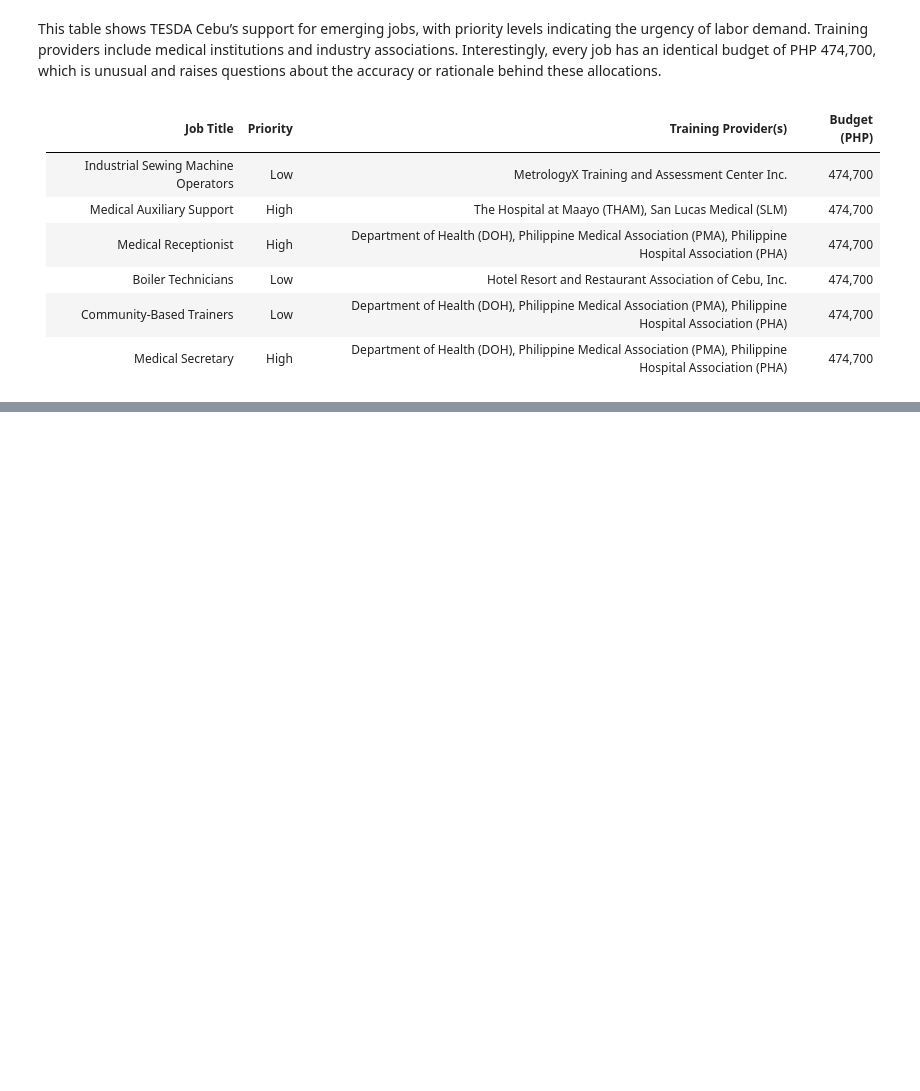
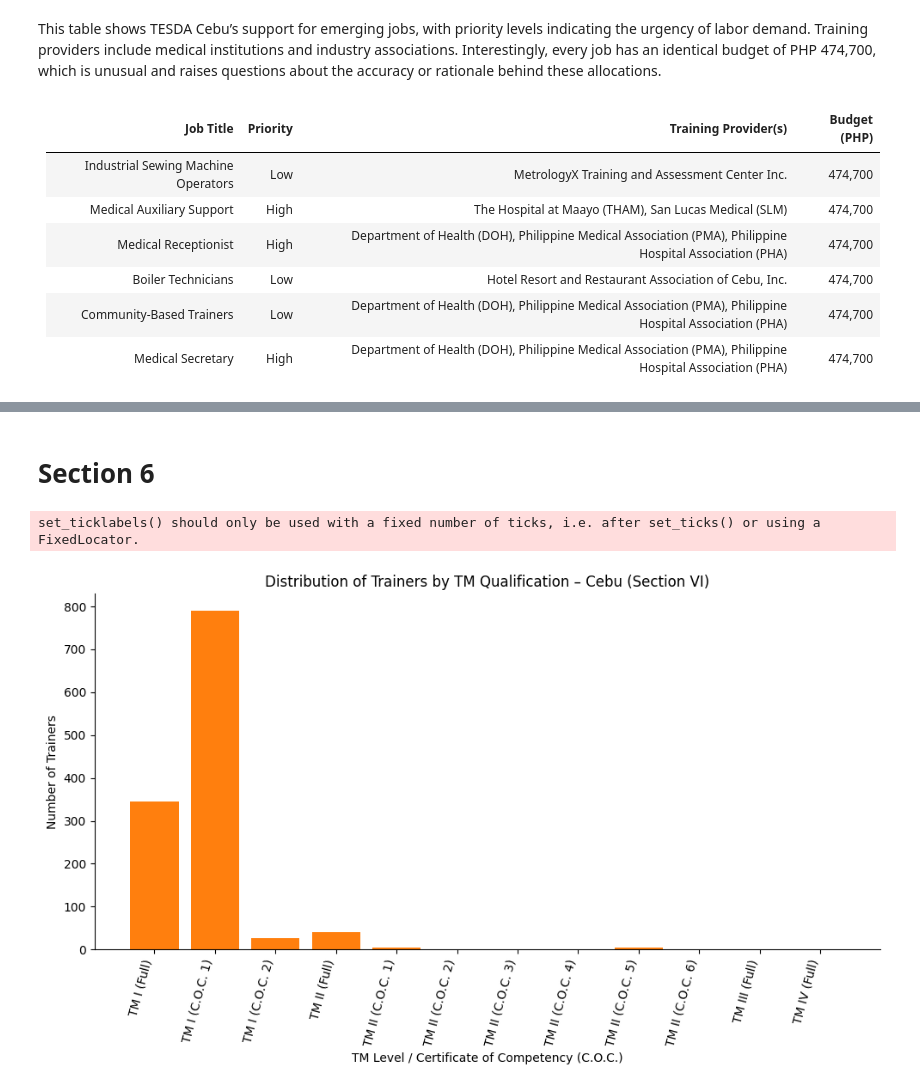
Before and after one commit to BSDSBA-JF/wadwani_intern, a Jupyter notebook: 03_tesda_cebu/CEBU/jf_eda.ipynb, the cells around one changed output, grey strips where cells are left out. Saved outputs shown, nothing was run; the diff lists cells and outputs as text; code cells hidden in the pictures; blank space fills up the shorter version.

```diff
--- a/03_tesda_cebu/CEBU/jf_eda.ipynb
+++ b/03_tesda_cebu/CEBU/jf_eda.ipynb
@@ -185,0 +261,2 @@ section_4_df = pd.read_csv(section_4)
+# %% [markdown]
+# Section 6
@@ -185,0 +266,39 @@ section_4_df = pd.read_csv(section_4)
+# %%
+import matplotlib.pyplot as plt
+
+# Data
+tm_levels = [
+    "TM I (Full)",
+    "TM I (C.O.C. 1)",
+    "TM I (C.O.C. 2)",
+    "TM II (Full)",
+    "TM II (C.O.C. 1)",
+    "TM II (C.O.C. 2)",
+    "TM II (C.O.C. 3)",
+    "TM II (C.O.C. 4)",
+    "TM II (C.O.C. 5)",
+    "TM II (C.O.C. 6)",
+    "TM III (Full)",
+    "TM IV (Full)"
+]
+
+values = [345, 790, 26, 41, 4, 0, 1, 0, 4, 1, 0, 0]
+
+# Plot
+fig, ax = plt.subplots(figsize=(10,6))
+ax.bar(tm_levels, values, color='#ff7f0e')
+ax.set_title("Distribution of Trainers by TM Qualification – Cebu (Section VI)")
+ax.set_xlabel("TM Level / Certificate of Competency (C.O.C.)")
+ax.set_ylabel("Number of Trainers")
+ax.set_xticklabels(tm_levels, rotation=75, ha='right')
+# ax.grid(axis='y', linestyle='--', alpha=0.7)
+
+# Remove top and right spines
+ax.spines['top'].set_visible(False)
+ax.spines['right'].set_visible(False)
+
+plt.tight_layout()
+plt.show()
+# %% [output]
+set_ticklabels() should only be used with a fixed number of ticks, i.e. after set_ticks() or using a FixedLocator.
+[figure, added]
```
Also changed, not shown: parts of 19 cells of this notebook.
